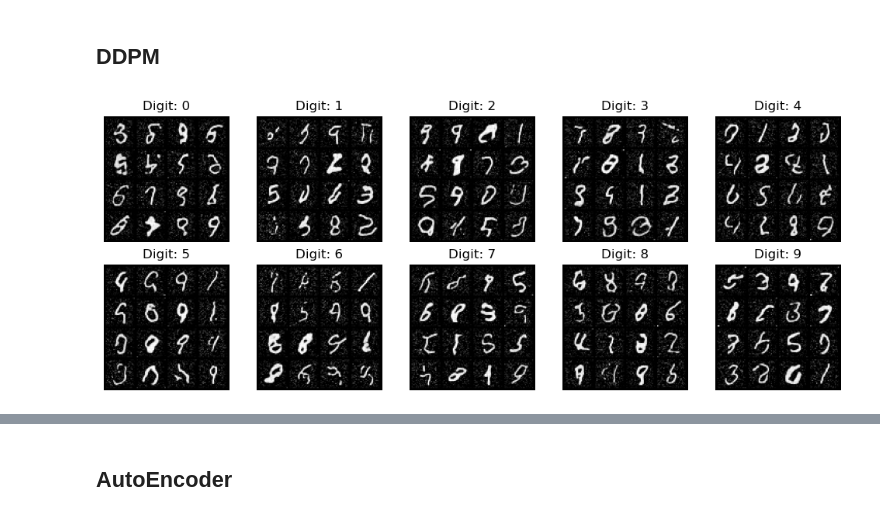
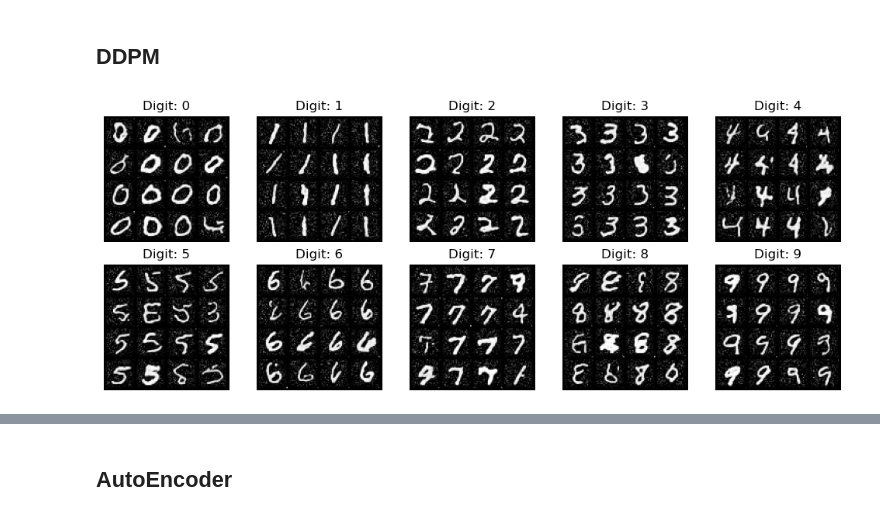
Before and after one commit to jcalz23/diffusion_diy, a Jupyter notebook: src/visualize_results.ipynb, the cells around one changed output, grey strips where cells are left out. Saved outputs shown, nothing was run; the diff lists cells and outputs as text; code cells hidden in the pictures.

```diff
--- a/src/visualize_results.ipynb
+++ b/src/visualize_results.ipynb
@@ -20,7 +20,7 @@ diffusion_coeff_fn = functools.partial(diffusion_coeff, sigma=sigma)
 
 # Load the pre-trained checkpoint from disk.
 device = 'cuda' #@param ['cuda', 'cpu'] {'type':'string'}
-ckpt = torch.load('model_objects/ckpt_mnist_ddpm_100e.pth', map_location=device)
+ckpt = torch.load('model_objects/ckpt_mnist_ddpm_mse_100e.pth', map_location=device)
 score_model = torch.nn.DataParallel(UNet_Tranformer(marginal_prob_std=marginal_prob_std_fn))
 score_model = score_model.to(device)
 score_model.load_state_dict(ckpt)
@@ -29,31 +29,31 @@ score_model.eval()
 # Set params
 sample_batch_size = 16 #@param {'type':'integer'}
 num_steps = 250 #@param {'type':'integer'}
 sampler = Euler_Maruyama_sampler #@param ['Euler_Maruyama_sampler', 'pc_sampler', 'ode_sampler'] {'type': 'raw'}
 
 ## Generate samples using the specified sampler.
 %matplotlib inline
 plt.figure(figsize=(10, 4))
 
 for i, digit in enumerate(range(10)):
     samples = sampler(score_model,
             marginal_prob_std_fn,
             diffusion_coeff_fn,
             num_steps,
             sample_batch_size,
             device=device,
             y=digit*torch.ones(sample_batch_size, dtype=torch.long))
 
     ## Sample visualization.
     samples = samples.clamp(0.0, 1.0)
     sample_grid = make_grid(samples, nrow=int(np.sqrt(sample_batch_size)))
 
     plt.subplot(2, 5, i+1)
     plt.title(f"Digit: {digit}")
     plt.axis('off')
     plt.imshow(sample_grid.permute(1, 2, 0).cpu(), vmin=0., vmax=1.)
 
 plt.tight_layout()
 plt.show()
 # %% [output]
-[figure, old version]
+[figure, new version]
```
Also changed, not shown: parts of 4 cells of this notebook, 9 other files.
